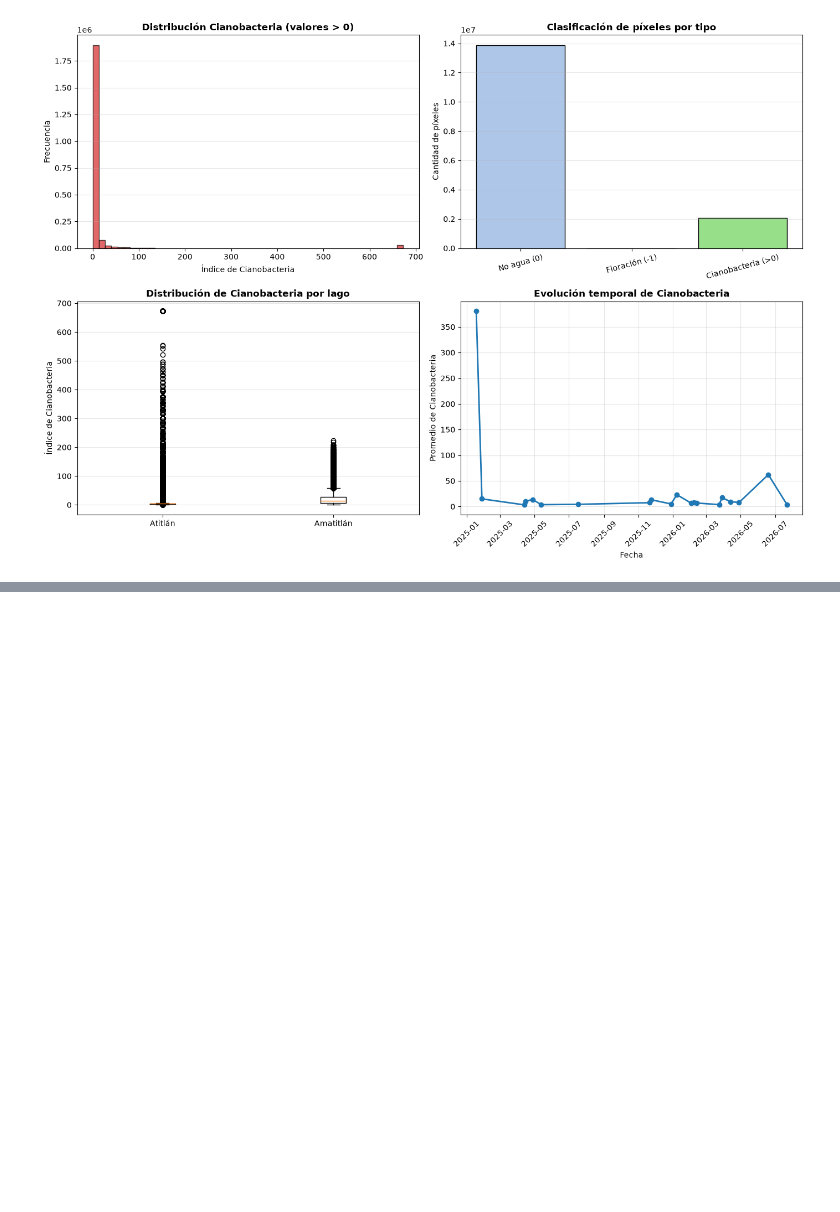
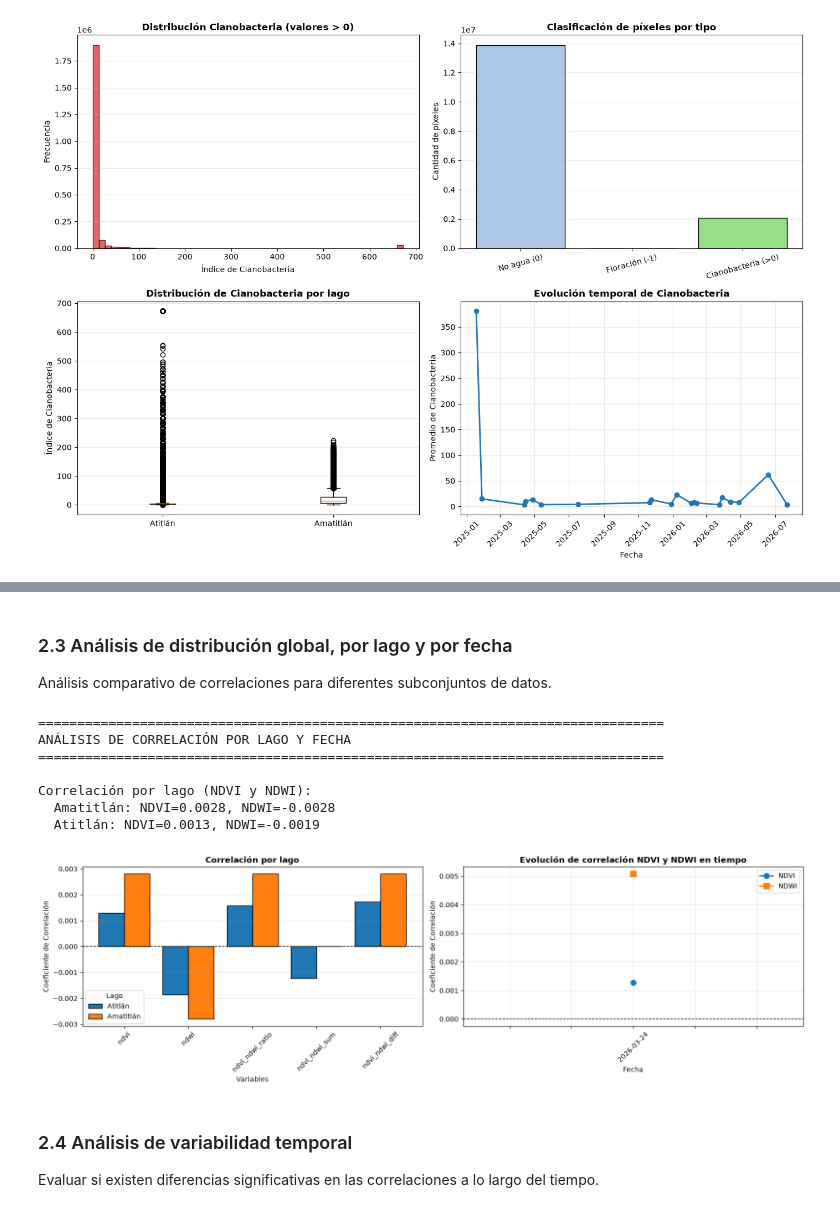
Before and after one commit to AleWWH1104/Lab4-ds, a Jupyter notebook: Lab4.ipynb, the cells around one changed output, grey strips where cells are left out. Drawn from its saved outputs; the diff is of its cells as text; code cells hidden in the pictures; blank space fills up the shorter version.

```diff
--- a/Lab4.ipynb
+++ b/Lab4.ipynb
@@ -740,0 +834,72 @@ Por lago:
+# %% [markdown]
+### 2.3 Análisis de distribución global, por lago y por fecha
+
+Análisis comparativo de correlaciones para diferentes subconjuntos de datos.
+# %%
+print("\n" + "=" * 80)
+print("ANÁLISIS DE CORRELACIÓN POR LAGO Y FECHA")
+print("=" * 80)
+
+# Correlación por lago
+print("\nCorrelación por lago (NDVI y NDWI):")
+for lago in sorted(df_agua["lago"].unique()):
+    df_lago = df_agua[df_agua["lago"] == lago]
+    corr_lago = df_lago[variables_predictoras + [variable_respuesta]].corr()[variable_respuesta].drop(variable_respuesta)
+    print(f"  {lago}: NDVI={corr_lago['ndvi']:.4f}, NDWI={corr_lago['ndwi']:.4f}")
+
+# Visualización: correlaciones por lago y fecha
+fig, axes = plt.subplots(1, 2, figsize=(16, 5))
+
+# Correlación por lago
+correlaciones_atitlan = df_agua[df_agua["lago"] == "Atitlán"][variables_predictoras + [variable_respuesta]].corr()[variable_respuesta].drop(variable_respuesta)
+correlaciones_amatitlan = df_agua[df_agua["lago"] == "Amatitlán"][variables_predictoras + [variable_respuesta]].corr()[variable_respuesta].drop(variable_respuesta)
+
+comparativa_lagos = pd.DataFrame({
+    "Atitlán": correlaciones_atitlan,
+    "Amatitlán": correlaciones_amatitlan
+})
+
+comparativa_lagos.plot(kind="bar", ax=axes[0], width=0.8, edgecolor="black")
+axes[0].set_title("Correlación por lago", fontweight="bold", fontsize=12)
+axes[0].set_ylabel("Coeficiente de Correlación")
+axes[0].set_xlabel("Variables")
+axes[0].axhline(y=0, color="black", linestyle="--", linewidth=1)
+axes[0].tick_params(axis="x", rotation=45)
+axes[0].legend(title="Lago")
+axes[0].grid(axis="y", alpha=0.3)
+
+# Correlación por fecha
+fechas_principales = df_agua.groupby("fecha").size().nlargest(5).index
+datos_por_fecha = {}
+for fecha in fechas_principales:
+    df_fecha = df_agua[df_agua["fecha"] == fecha]
+    if len(df_fecha) > 10:
+        corr_fecha = df_fecha[variables_predictoras + [variable_respuesta]].corr()[variable_respuesta].drop(variable_respuesta)
+        datos_por_fecha[fecha.strftime("%Y-%m-%d")] = corr_fecha
+
+comparativa_fechas = pd.DataFrame(datos_por_fecha)
+comparativa_fechas.loc["ndvi"].plot(ax=axes[1], marker="o", linewidth=2, markersize=8, label="NDVI", color="#1f77b4")
+comparativa_fechas.loc["ndwi"].plot(ax=axes[1], marker="s", linewidth=2, markersize=8, label="NDWI", color="#ff7f0e")
+axes[1].set_title("Evolución de correlación NDVI y NDWI en tiempo", fontweight="bold", fontsize=12)
+axes[1].set_ylabel("Coeficiente de Correlación")
+axes[1].set_xlabel("Fecha")
+axes[1].axhline(y=0, color="black", linestyle="--", linewidth=1)
+axes[1].legend()
+axes[1].grid(alpha=0.3)
+axes[1].tick_params(axis="x", rotation=45)
+
+plt.tight_layout()
+plt.show()
+# %% [output]
+================================================================================
+ANÁLISIS DE CORRELACIÓN POR LAGO Y FECHA
+================================================================================
+
+Correlación por lago (NDVI y NDWI):
+  Amatitlán: NDVI=0.0028, NDWI=-0.0028
+  Atitlán: NDVI=0.0013, NDWI=-0.0019
+[figure, added]
+# %% [markdown]
+### 2.4 Análisis de variabilidad temporal
+
+Evaluar si existen diferencias significativas en las correlaciones a lo largo del tiempo.
```
Also changed, not shown: parts of 9 cells of this notebook.
